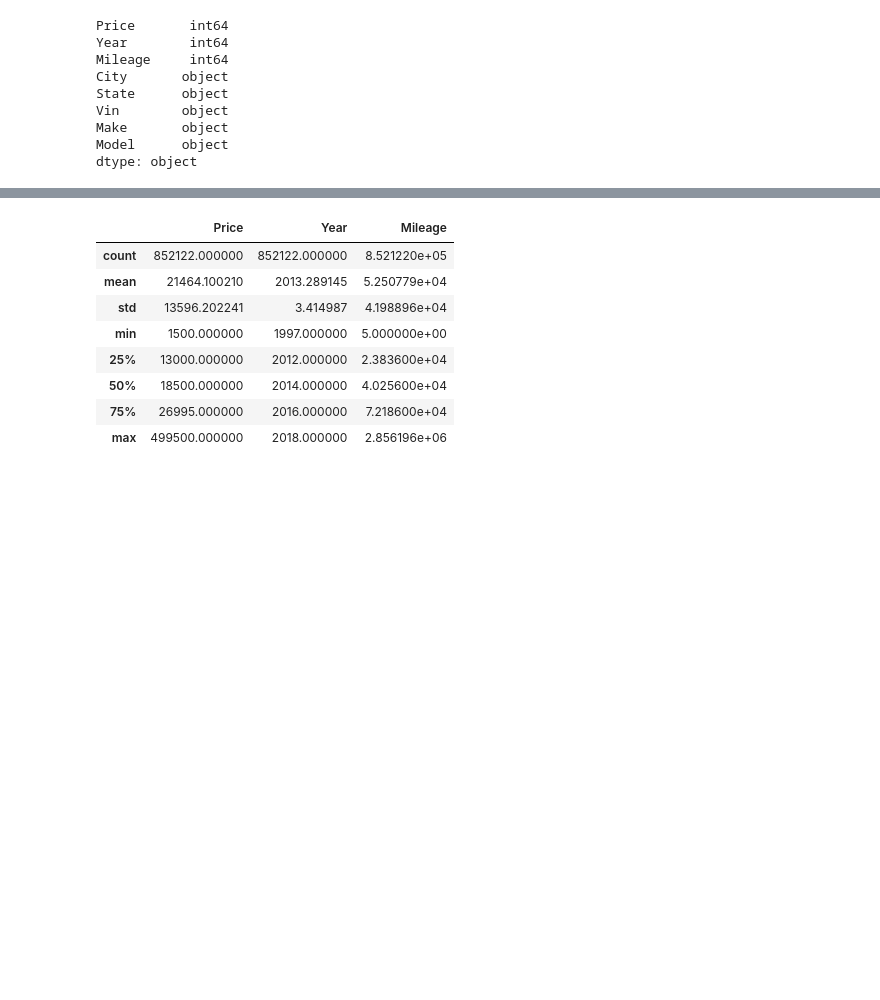
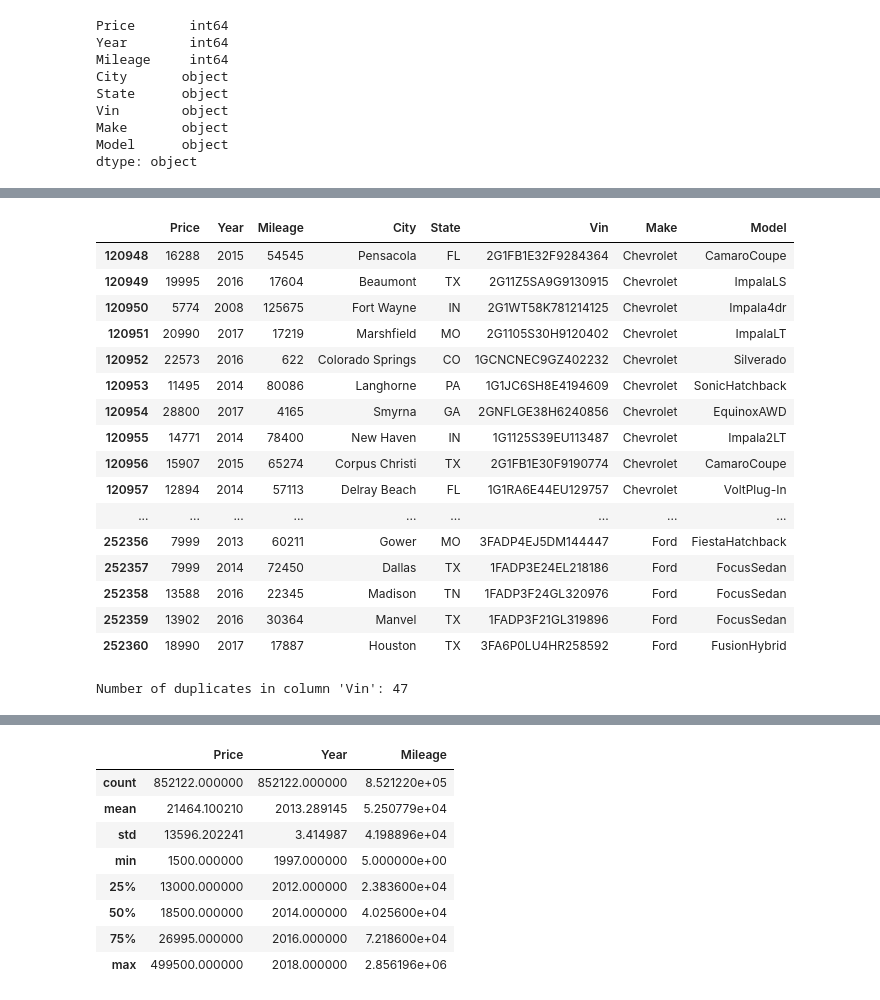
Before and after one commit to muhammadarkan01/Project-from-RevoU, a Jupyter notebook: Untitled.ipynb, the cells around one changed output, grey strips where cells are left out. Cells and saved outputs as stored; diff of their text form; code cells hidden in the pictures; blank space fills up the shorter version.

Commit message:
re-run EDA
Update untill duplicates

```diff
--- a/Untitled.ipynb
+++ b/Untitled.ipynb
@@ -49,0 +72,30 @@ dtype: object
+# %%
+# Check for duplicates in the specified column
+duplicates = df.duplicated(subset=['Vin'])
+
+# Display rows where duplicates are True
+duplicate_rows = df[duplicates]
+duplicate_rows
+# %% [output]
+|  | Price | Year | Mileage | City | State | Vin | Make | Model |
+| 120948 | 16288 | 2015 | 54545 | Pensacola | FL | 2G1FB1E32F9284364 | Chevrolet | CamaroCoupe |
+| 120949 | 19995 | 2016 | 17604 | Beaumont | TX | 2G11Z5SA9G9130915 | Chevrolet | ImpalaLS |
+| 120950 | 5774 | 2008 | 125675 | Fort Wayne | IN | 2G1WT58K781214125 | Chevrolet | Impala4dr |
+| 120951 | 20990 | 2017 | 17219 | Marshfield | MO | 2G1105S30H9120402 | Chevrolet | ImpalaLT |
+| 120952 | 22573 | 2016 | 622 | Colorado Springs | CO | 1GCNCNEC9GZ402232 | Chevrolet | Silverado |
+| 120953 | 11495 | 2014 | 80086 | Langhorne | PA | 1G1JC6SH8E4194609 | Chevrolet | SonicHatchback |
+| 120954 | 28800 | 2017 | 4165 | Smyrna | GA | 2GNFLGE38H6240856 | Chevrolet | EquinoxAWD |
+| 120955 | 14771 | 2014 | 78400 | New Haven | IN | 1G1125S39EU113487 | Chevrolet | Impala2LT |
+| 120956 | 15907 | 2015 | 65274 | Corpus Christi | TX | 2G1FB1E30F9190774 | Chevrolet | CamaroCoupe |
+| 120957 | 12894 | 2014 | 57113 | Delray Beach | FL | 1G1RA6E44EU129757 | Chevrolet | VoltPlug-In |
+| ... | ... | ... | ... | ... | ... | ... | ... | ... |
+| 252356 | 7999 | 2013 | 60211 | Gower | MO | 3FADP4EJ5DM144447 | Ford | FiestaHatchback |
+| 252357 | 7999 | 2014 | 72450 | Dallas | TX | 1FADP3E24EL218186 | Ford | FocusSedan |
+| 252358 | 13588 | 2016 | 22345 | Madison | TN | 1FADP3F24GL320976 | Ford | FocusSedan |
+| 252359 | 13902 | 2016 | 30364 | Manvel | TX | 1FADP3F21GL319896 | Ford | FocusSedan |
+| 252360 | 18990 | 2017 | 17887 | Houston | TX | 3FA6P0LU4HR258592 | Ford | FusionHybrid |
+# %%
+num_duplicates = duplicates.sum()
+print("Number of duplicates in column '{}': {}".format(column_to_check, num_duplicates))
+# %% [output]
+Number of duplicates in column 'Vin': 47
```
Also changed, not shown: parts of 16 cells of this notebook, 4 other files.
